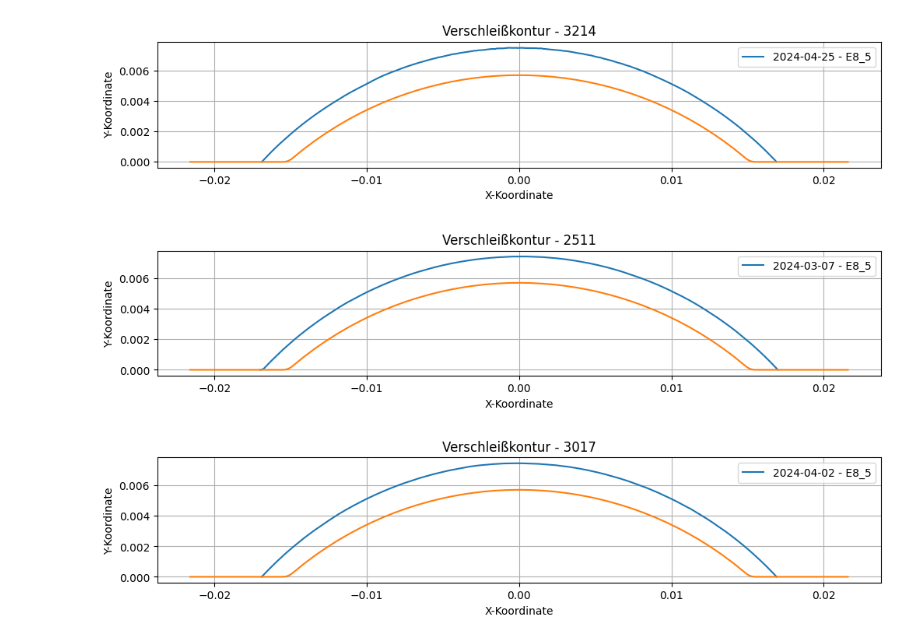
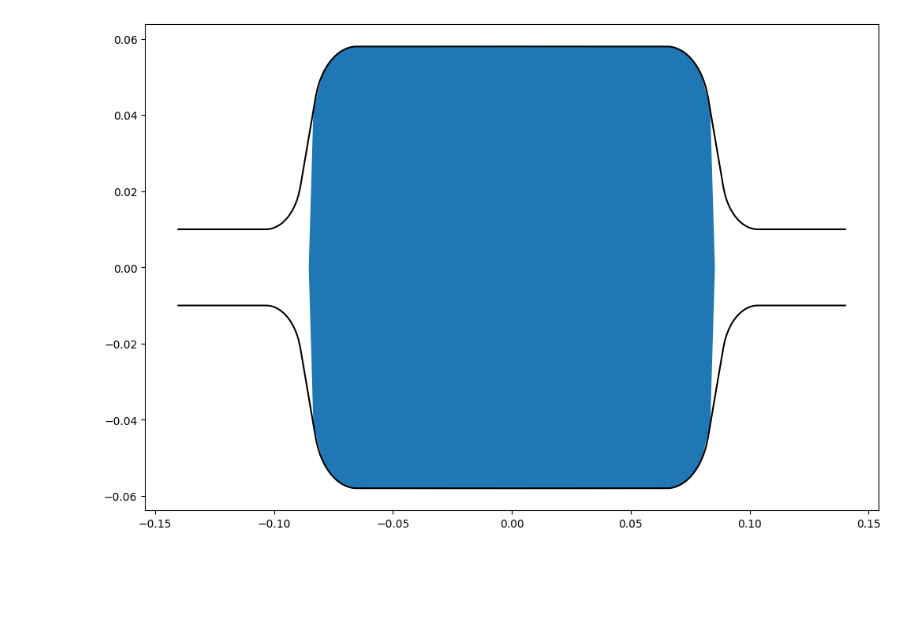
Before and after one commit to ChRen95/phd-thesis-fitting-wear-coefficient, a Jupyter notebook: coefficient_fitting.ipynb, the cells around one changed output. Drawn from its saved outputs; the diff is of its cells as text; code cells hidden in the pictures; blank space fills up the shorter version.

```diff
--- a/coefficient_fitting.ipynb
+++ b/coefficient_fitting.ipynb
@@ -111,3 +69,11 @@ More than 20 figures have been opened. Figures created through the pyplot interf
+# %%
+fig, ax = plt.subplots(figsize=(12, 8))
+for roll_pass in roughing_train.roll_passes:
+    for cl in roll_pass.contour_lines.geoms:
+        ax.plot(*cl.xy, color="black")
+    ax.fill(*roll_pass.out_profile.cross_section.boundary.xy)
+# %% [output]
+[figure, added]
 # %%
 def pillar_deformation_resistance(roll_pass: pr.RollPass):
     from pyroll.freiberg_flow_stress import flow_stress
@@ -138,32 +169 @@ def pillars_wear_length(roll: pr.RollPass.Roll) -> np.ndarray:
-# %%
-root_dir = Path.cwd()
-wear_data_dir = root_dir / "wear_data"
-
-for file in wear_data_dir.iterdir():
-    with open(file, "r") as file:
-        data = json.load(file)
-    ov1_groove: pr.CircularOvalGroove = pr.CircularOvalGroove(
-        depth=5.7e-3,
-        r1=1e-3,
-        r2=23e-3,
-    )
-    fig, ax = plt.subplots(figsize=(12, 8))
-
-    for entry in data["wear_data"]:
-        if entry['groove'] == 'OV1':
-            x_values = np.array([point["x"]* 1e-3 for point in entry["wear_contour"]])
-            y_values = np.array([point["y"]* 1e-3 for point in entry["wear_contour"]])
-            x_values_shifted = x_values - max(x_values) / 2
-    ax.plot(x_values_shifted, y_values, label=f"{entry['date']} - {entry['groove']}")
-    ax.set_title("Verschleißkontur - " + str(entry["tonnage"]))
-    ax.plot(*ov1_groove.contour_line.xy)
-    ax.set_xlabel("X-Koordinate")
-    ax.set_ylabel("Y-Koordinate")
-    ax.set_aspect("equal")
-    ax.legend()
-    ax.grid(True)
-# %% [output]
-[figure, removed]
-[figure, removed]
-[figure, removed]
 # %%
```
Also changed, not shown: parts of 9 cells of this notebook, 5 other files.
